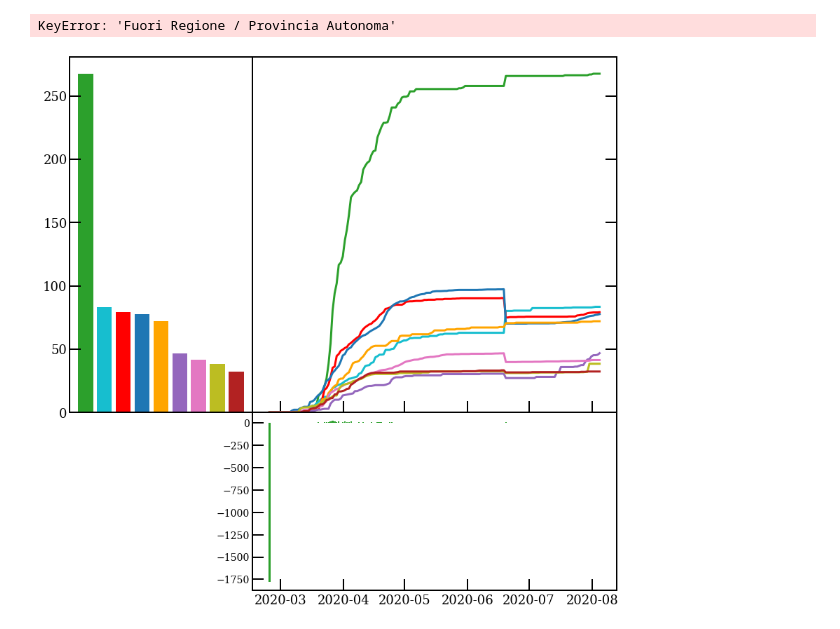
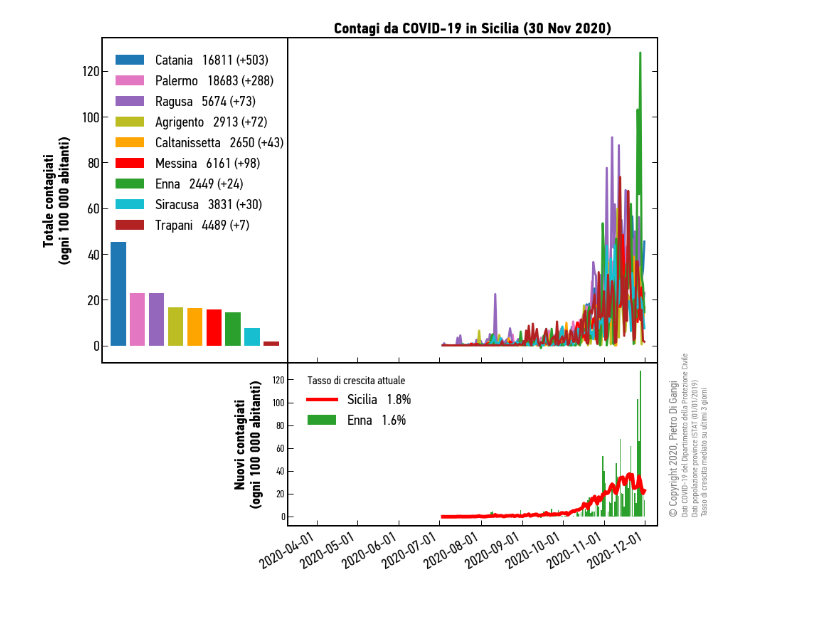
Before and after one commit to pietrodigangi/COVID19-Monitor, a Jupyter notebook: sicilia/covid19-italia-sicilia.ipynb, the cells around one changed output. Cells and saved outputs as stored; diff of their text form; code cells hidden in the pictures.

```diff
--- a/sicilia/covid19-italia-sicilia.ipynb
+++ b/sicilia/covid19-italia-sicilia.ipynb
@@ -40,19 +40,21 @@ x_ax.tick_params(axis='y', which='major', labelsize=14)
 ax.tick_params(left=False, labelleft=False, right=True)
 
 province = prov[prov.region=='Sicilia'].provincia.unique()
-province = sorted_set_prov(prov,province,'cases_per100k')
+province = list(province)
+province.remove('Fuori Regione / Provincia Autonoma')
+province = sorted_set_prov(prov,province,'new_cases_per100k')
 
 for provincia in province:
     df = prov[prov['provincia']==provincia]
     pop = df['population'].iat[0]
     tot = df.cases.iat[-1]
     new = df.new_cases.iat[-1]
-    ax.plot(df.date, df.cases_per100k, color=cs[provincia], lw=3, ls='-', label=provincia)
+    ax.plot(df.date[130:], df.new_cases_per100k[130:], color=cs[provincia], lw=3, ls='-', label=provincia)
     lb = '   %d (+%d)' % (tot, new)
-    y_ax.bar(provincia, df['cases_per100k'].iat[-1], color=cs[provincia], label=provincia+lb)
+    y_ax.bar(provincia, df['new_cases_per100k'].iat[-1], color=cs[provincia], label=provincia+lb)
 
     if provincia=='Enna':
-        x_ax.bar(df.date, df.new_cases_per100k, color=cs[provincia], label='Enna   %.1f%s' % (df.cases_delta3.iat[-1]*100,'%'))
+        x_ax.bar(df.date[130:], df.new_cases_per100k[130:], color=cs[provincia], label='Enna   %.1f%s' % (df.cases_delta3.iat[-1]*100,'%'))
 
 # Sicilia
 df = ita[ita['region']=='Sicilia']
@@ -60,48 +62,47 @@ k = df.cases_delta3.iat[-1]
 tot_sic = df.cases.iat[-1]
 pop_sic = df['population'].iat[0]
 #ax.text(datetime.date(2020, 3, 5)+timedelta(days=3), 0.8*maxy, 'SICILIA\nCasi totali: %d (+%.f)\n1 contagiato su %.f\nTasso di crescita: %.1f%s' % (tot_sic, df.new_cases.iat[-1], pop_sic/tot_sic, k*100, '%'), fontsize=22, backgroundcolor='white')
-x_ax.plot(df.date, df.new_cases_per100k, color='r', lw=5, label='Sicilia   %.1f%s' % (df.cases_delta3.iat[-1]*100,'%'))
+x_ax.plot(df.date[130:], df.new_cases_per100k[130:], color='r', lw=5, label='Sicilia   %.1f%s' % (df.cases_delta3.iat[-1]*100,'%'))
 
 # main axes
-ax.set_xlim([datetime.date(2020, 3, 10), today+timedelta(days=1)])
+ax.set_xlim([datetime.date(2020, 3, 10), today+timedelta(days=10)])
 
 #bottom panel
-x_ax.set_ylim(0,newcasesmax)
+#x_ax.set_ylim(0,newcasesmax)
 x_ax.set_ylabel('Nuovi contagiati\n(ogni 100 000 abitanti)')
-x_ax.xaxis.set_minor_locator(mdates.DayLocator(interval=1))
-x_ax.xaxis.set_major_locator(mdates.DayLocator(interval=3))
+#x_ax.xaxis.set_minor_locator(mdates.DayLocator(interval=1))
+#x_ax.xaxis.set_major_locator(mdates.DayLocator(interval=3))
 x_ax.xaxis.set_major_formatter(mdates.DateFormatter('%Y-%m-%d'))
 fig.autofmt_xdate()
 plt.gcf().autofmt_xdate()
 x_leg = x_ax.legend(loc='upper left', bbox_to_anchor=(0.02,1), title='Tasso di crescita attuale', title_fontsize=16, frameon=False)
 x_leg._legend_box.align = "left"
 
 # left panel
 #y_ax.set_ylim(0,casesmax)
 y_ax.set_ylabel('Totale contagiati\n(ogni 100 000 abitanti)')
 y_leg = y_ax.legend(frameon=False, bbox_to_anchor=(1.05,0.99))
 y_leg._legend_box.align = "left"
 
 # plot title
 ax.set_title('Contagi da COVID-19 in Sicilia (%s)' % lastday.strftime('%-d %b %Y'), fontsize=22)
 
 # disclaimer
 dayspan = prov.date.iat[-1] - prov.date.iat[0]
 text = '© Copyright 2020, Pietro Di Gangi'
 x_ax.text(lastday+0.065*dayspan, 0, text, rotation=90, verticalalignment='bottom', color='grey', fontsize=16)
 text = 'Dati COVID-19 del Dipartimento della Protezione Civile'
 x_ax.text(lastday+0.100*dayspan, 0, text, rotation=90, verticalalignment='bottom', color='grey', fontsize=12)
 text = 'Dati popolazione province ISTAT (01/01/2019)'
 x_ax.text(lastday+0.125*dayspan, 0, text, rotation=90, verticalalignment='bottom', color='grey', fontsize=12)
 text = 'Tasso di crescita mediato su ultimi 3 giorni'
 x_ax.text(lastday+0.150*dayspan, 0, text, rotation=90, verticalalignment='bottom', color='grey', fontsize=12)
 
 plt.show()
 
 fig.savefig('figure/%s-covid19-sicilia-contagi-evoluzione.png' % lastday.strftime('%Y-%m-%d'))
 # %% [output]
-KeyError: 'Fuori Regione / Provincia Autonoma'
-[figure, old version]
+[figure, new version]
 # %%
 def standing_normalized(province, region_header, var, title='', xlabel='x', xmax=100):
 
```
Also changed, not shown: parts of 2 cells of this notebook, 12 other files.
